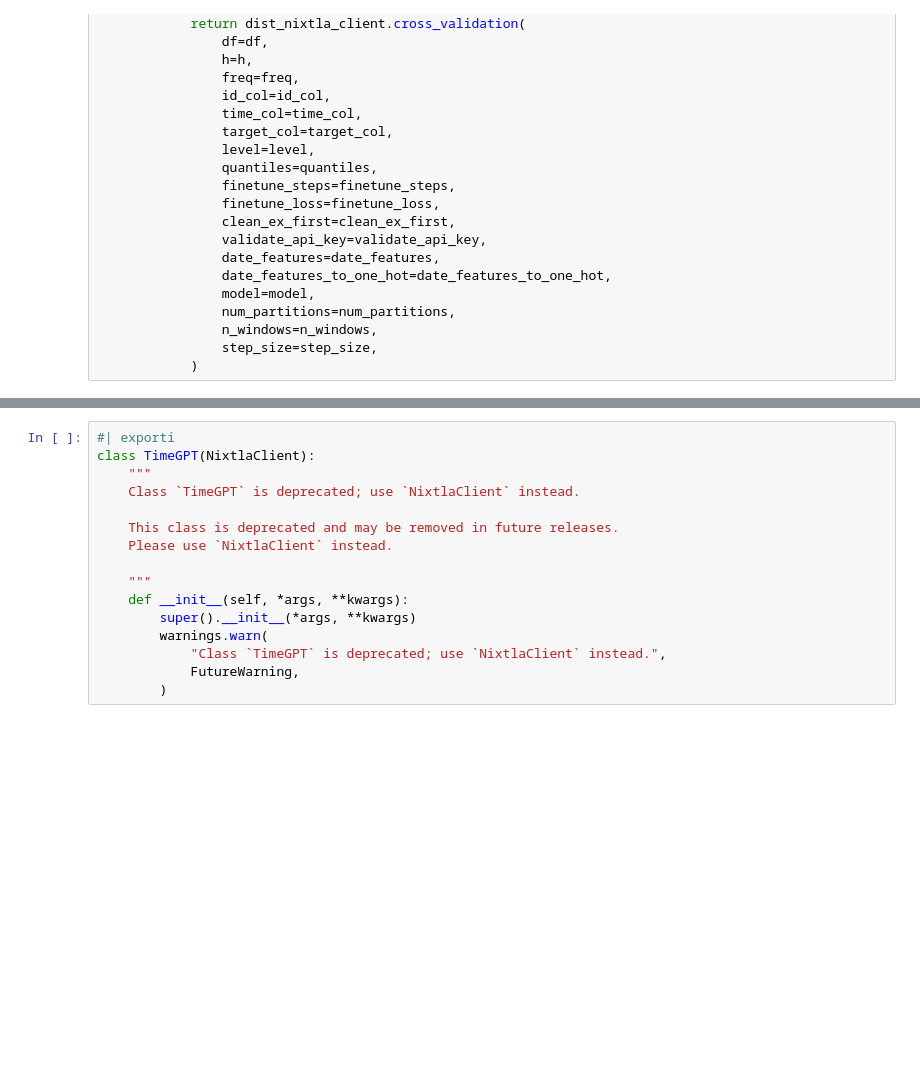
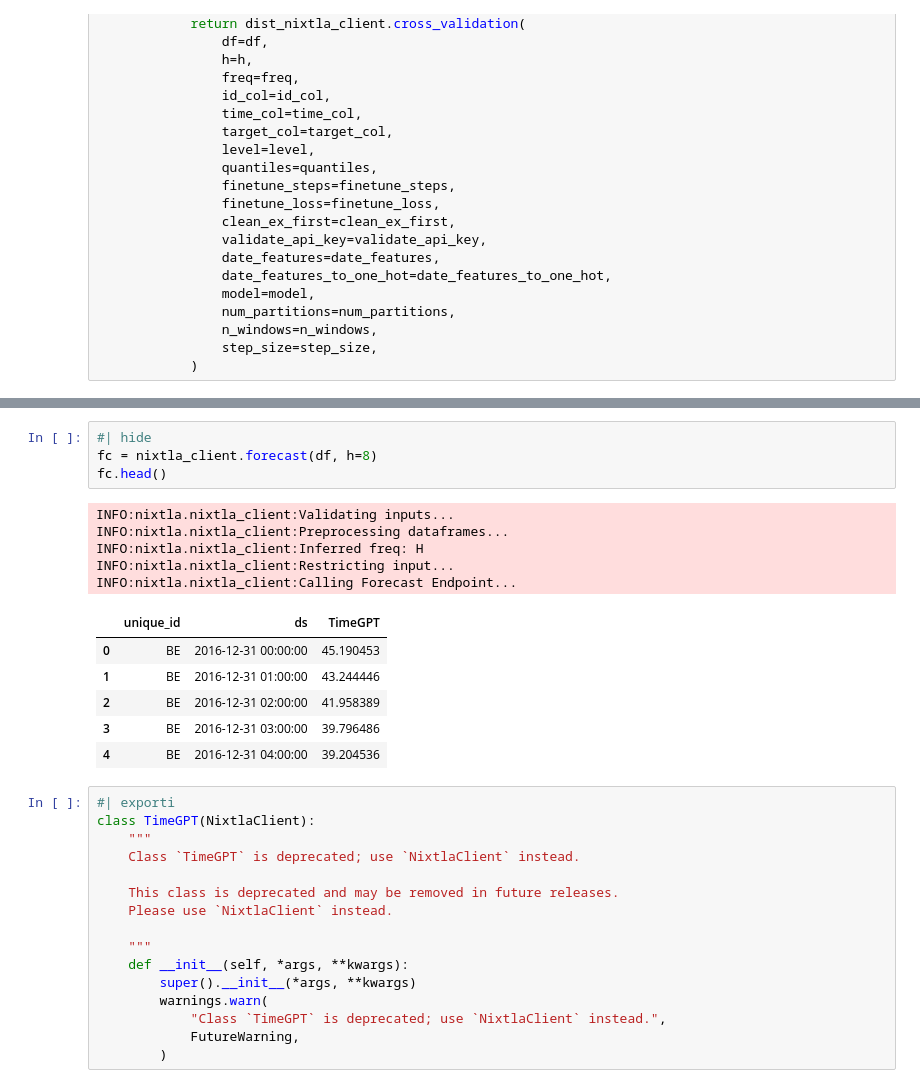
Before and after one commit to Nixtla/nixtla, a Jupyter notebook: nbs/nixtla_client.ipynb, the cells around one changed output, grey strips where cells are left out. Drawn from its saved outputs; the diff is of its cells as text; blank space fills up the shorter version.

```diff
--- a/nbs/nixtla_client.ipynb
+++ b/nbs/nixtla_client.ipynb
@@ -1571,3 +1600,19 @@ class NixtlaClient(_NixtlaClient):
+# %%
+#| hide
+fc = nixtla_client.forecast(df, h=8)
+fc.head()
+# %% [output]
+INFO:nixtla.nixtla_client:Validating inputs...
+INFO:nixtla.nixtla_client:Preprocessing dataframes...
+INFO:nixtla.nixtla_client:Inferred freq: H
+INFO:nixtla.nixtla_client:Restricting input...
+INFO:nixtla.nixtla_client:Calling Forecast Endpoint...
+|  | unique_id | ds | TimeGPT |
+| 0 | BE | 2016-12-31 00:00:00 | 45.190453 |
+| 1 | BE | 2016-12-31 01:00:00 | 43.244446 |
+| 2 | BE | 2016-12-31 02:00:00 | 41.958389 |
+| 3 | BE | 2016-12-31 03:00:00 | 39.796486 |
+| 4 | BE | 2016-12-31 04:00:00 | 39.204536 |
 # %%
 #| exporti
 class TimeGPT(NixtlaClient):
```
Also changed, not shown: parts of 3 cells of this notebook, 1 other file.
